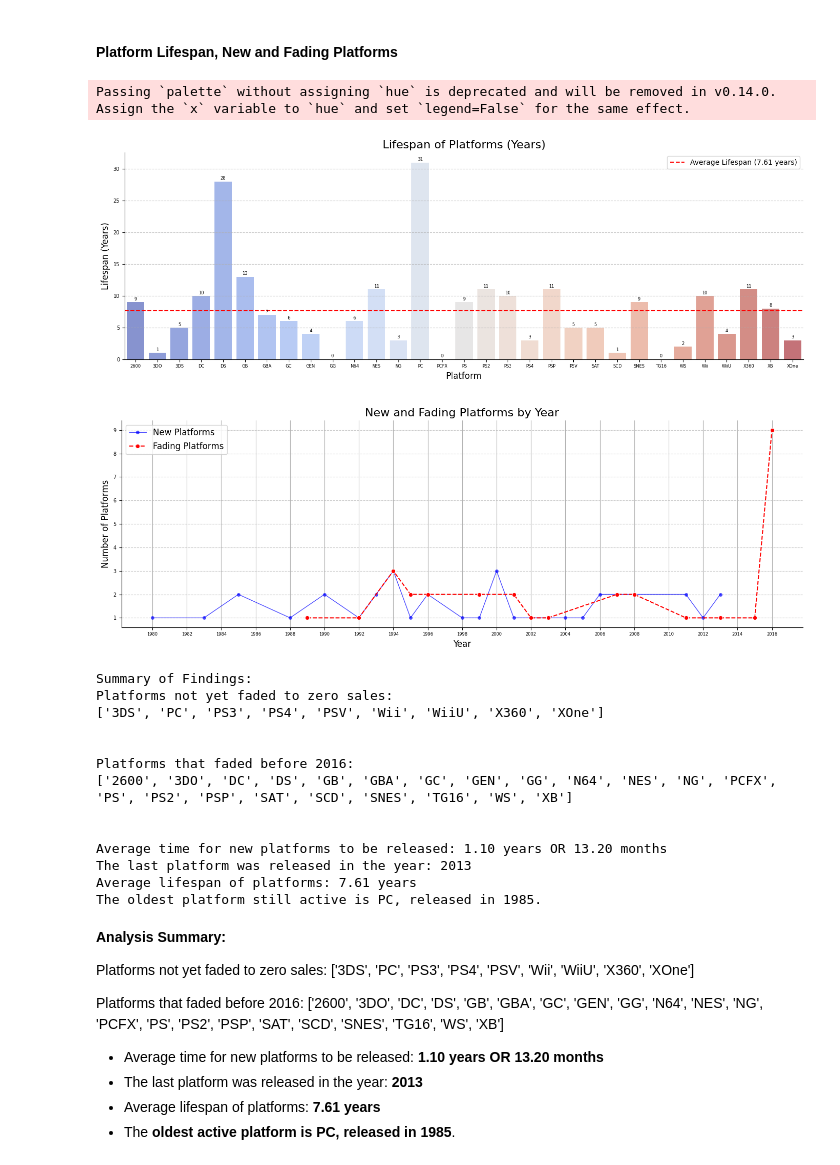
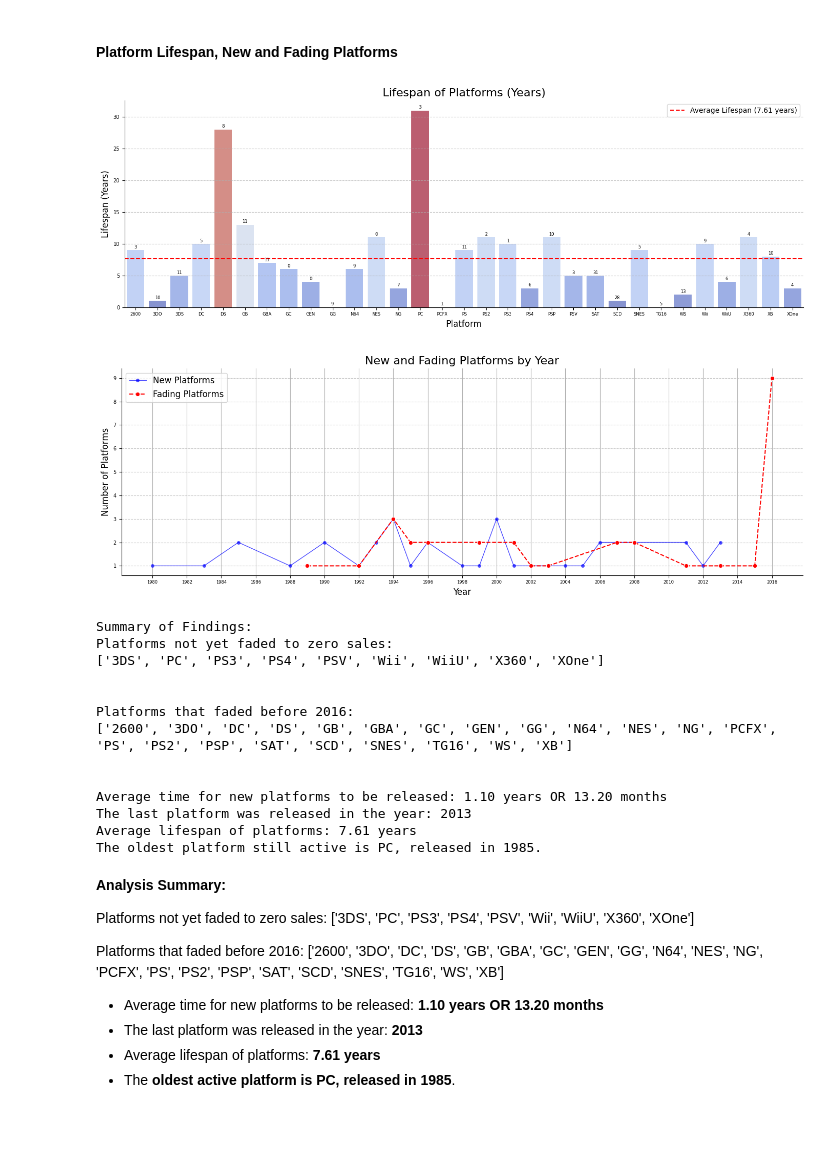
Before and after one commit to olu-fela/video_games_analysis, a Jupyter notebook: video_games_analysis.ipynb, the cells around one changed output. Cells and saved outputs as stored; diff of their text form; code cells hidden in the pictures; blank space fills up the shorter version.

```diff
--- a/video_games_analysis.ipynb
+++ b/video_games_analysis.ipynb
@@ -455,29 +455,25 @@ sns.barplot(
     x='year_of_release',
     y='game_count',
     palette="viridis",
-    dodge=False  # Remove unnecessary parameters
+    hue='year_of_release',
+    dodge=False,
+    legend=False
 )
 plt.title('Number of Games Released Per Year', fontsize=14)
 plt.xlabel('Game Release Year', fontsize=12)
 plt.ylabel('Number of Games', fontsize=12)
 
-# Adjust x-axis and y-axis tick labels
-plt.xticks(fontsize=6, rotation=0)
-plt.yticks(fontsize=7)
+plt.xticks(fontsize=6, rotation=0)  # Adjust x-axis tick label font size
+plt.yticks(fontsize=7)  # Adjust y-axis tick label font size
 plt.gca().spines["top"].set_visible(False)
 plt.gca().spines["right"].set_visible(False)
 plt.grid(axis='y', linestyle='--', alpha=0.7)
 
+
 # Add labels
 for bar, value in zip(plt.gca().patches, games_per_year["game_count"]):
-    plt.gca().text(
-        bar.get_x() + bar.get_width() / 2,
-        bar.get_height() + 0.1,
-        f"{value:,.0f}",
-        ha="center",
-        va="bottom",
-        fontsize=5
-    )
+    plt.gca().text(bar.get_x() + bar.get_width() / 2, bar.get_height() + 0.1, f"{value:,.0f}",
+                 ha="center", va="bottom", fontsize=5)
 
 # Display the plot
 plt.tight_layout()
@@ -656,8 +651,10 @@ sns.barplot(
     x=platform_lifespan.index,
     y=platform_lifespan.values,
     palette='coolwarm',
+    hue=platform_lifespan.values,
     dodge=False,
-    alpha=0.7
+    alpha=0.7,
+    legend=False
 )
 plt.title('Lifespan of Platforms (Years)', fontsize=16)
 plt.xlabel('Platform', fontsize=12)
@@ -714,49 +711,48 @@ plt.show()
 # Summary of findings
 print("Summary of Findings:")
 # Platforms not yet faded to zero sales
 latest_year = df['year_of_release'].max()
 not_faded_platforms = platform_last_year[platform_last_year == latest_year].index.tolist()
 print(f"Platforms not yet faded to zero sales:\n{not_faded_platforms}")
 print(f"\n")
 # Platforms that faded before the latest year
 print(f"Platforms that faded before {max_year}:\n{faded_platforms.index.tolist()}")
 print(f"\n")
 # Average lifespan of platforms and average time for new platforms to be released
 platform_release_years = platform_first_year.sort_values().values
 average_release_interval_years = pd.Series(platform_release_years).diff().mean()
 average_release_interval_months = average_release_interval_years * 12
 
 # Determine when the last platform was released
 last_platform_release_year = platform_first_year.max()
 
 # Average lifespan of platforms
 average_lifespan = platform_lifespan.mean()
 
 # Find the oldest platform that is yet to fade
 oldest_active_platform = platform_first_year[platform_first_year.index.isin(not_faded_platforms)].idxmin()
 oldest_active_platform_year = platform_first_year[oldest_active_platform]
 
 print(f"Average time for new platforms to be released: {average_release_interval_years:.2f} years OR {average_release_interval_months:.2f} months")
 print(f'The last platform was released in the year: {last_platform_release_year}')
 print(f"Average lifespan of platforms: {average_lifespan:.2f} years")
 print(f'The oldest platform still active is {oldest_active_platform}, released in {oldest_active_platform_year}.')
 # %% [output]
-Passing `palette` without assigning `hue` is deprecated and will be removed in v0.14.0. Assign the `x` variable to `hue` and set `legend=False` for the same effect.
-[figure, old version]
+[figure, new version]
 [figure]
-Summary of Findings:
-Platforms not yet faded to zero sales:
-['3DS', 'PC', 'PS3', 'PS4', 'PSV', 'Wii', 'WiiU', 'X360', 'XOne']
-
-
-Platforms that faded before 2016:
-['2600', '3DO', 'DC', 'DS', 'GB', 'GBA', 'GC', 'GEN', 'GG', 'N64', 'NES', 'NG', 'PCFX', 'PS', 'PS2', 'PSP', 'SAT', 'SCD', 'SNES', 'TG16', 'WS', 'XB']
-
-
-Average time for new platforms to be released: 1.10 years OR 13.20 months
-The last platform was released in the year: 2013
-Average lifespan of platforms: 7.61 years
-The oldest platform still active is PC, released in 1985.
+Summary of Findings:
+Platforms not yet faded to zero sales:
+['3DS', 'PC', 'PS3', 'PS4', 'PSV', 'Wii', 'WiiU', 'X360', 'XOne']
+
+
+Platforms that faded before 2016:
+['2600', '3DO', 'DC', 'DS', 'GB', 'GBA', 'GC', 'GEN', 'GG', 'N64', 'NES', 'NG', 'PCFX', 'PS', 'PS2', 'PSP', 'SAT', 'SCD', 'SNES', 'TG16', 'WS', 'XB']
+
+
+Average time for new platforms to be released: 1.10 years OR 13.20 months
+The last platform was released in the year: 2013
+Average lifespan of platforms: 7.61 years
+The oldest platform still active is PC, released in 1985.
 # %% [markdown]
 **Analysis Summary:**
 
```
Also changed, not shown: parts of 5 cells of this notebook.
